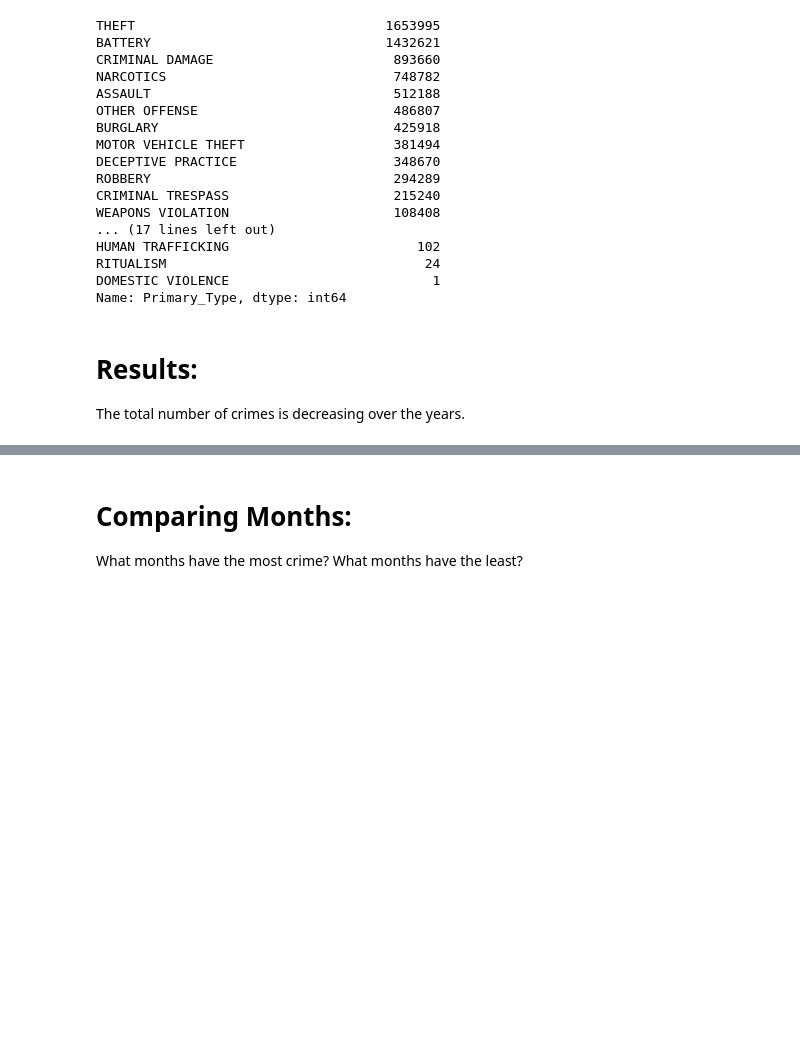
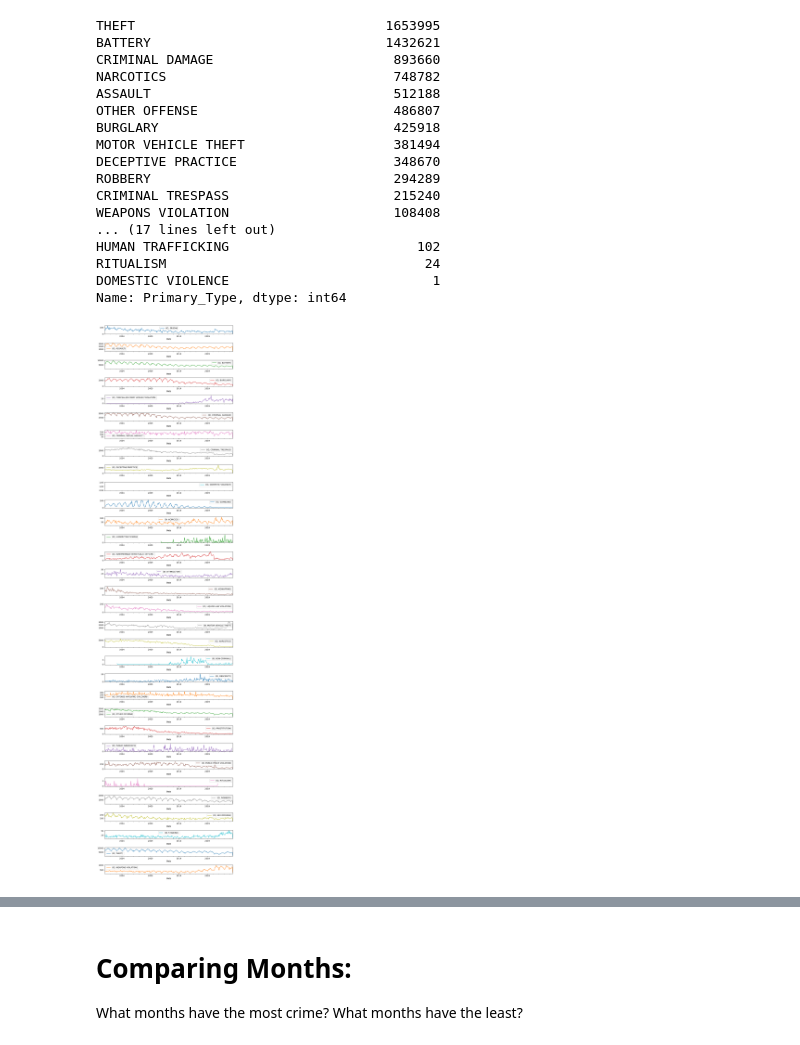
Before and after one commit to HeatherAnnFoster/Chicago-Crime-Analysis, a Jupyter notebook: Chicago-Crime-Analysis.ipynb, the cells around one changed output, grey strips where cells are left out. Drawn from its saved outputs; the diff is of its cells as text; code cells hidden in the pictures; blank space fills up the shorter version.

Commit message:
Created the graphs and added more observations.

```diff
--- a/Chicago-Crime-Analysis.ipynb
+++ b/Chicago-Crime-Analysis.ipynb
@@ -290,6 +299,11 @@ HUMAN TRAFFICKING                        102
 RITUALISM                                 24
 DOMESTIC VIOLENCE                          1
 Name: Primary_Type, dtype: int64
-# %% [markdown]
-# Results:
-The total number of crimes is decreasing over the years.
+# %%
+edited_df = df.groupby('Primary_Type').resample('M').count()[['ID']].unstack(0)
+# %%
+edited_df.plot(subplots=True, sharex=False, sharey=False,
+              figsize=(10,40))
+plt.tight_layout();
+# %% [output]
+[figure, added]
```
Also changed, not shown: parts of 10 cells of this notebook, 2 other files.
